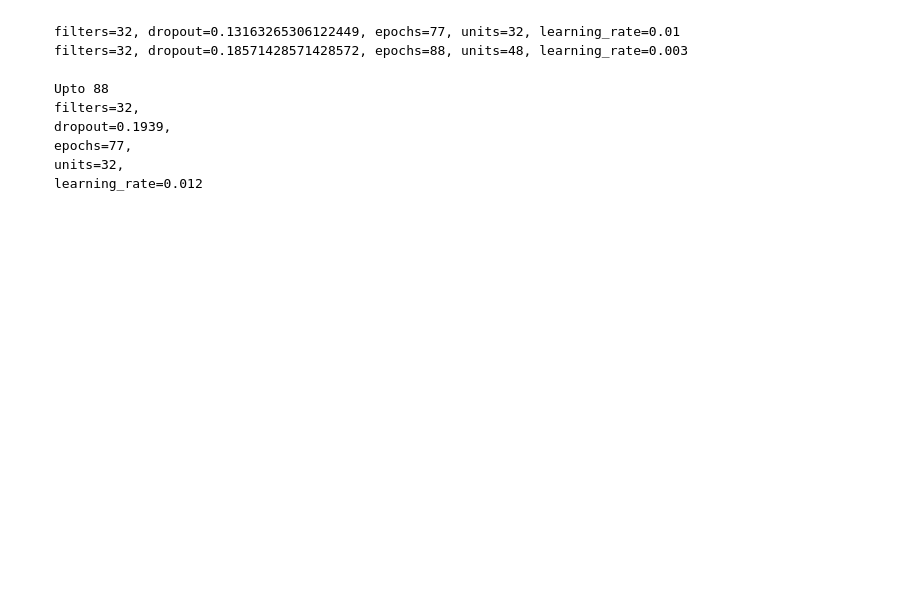
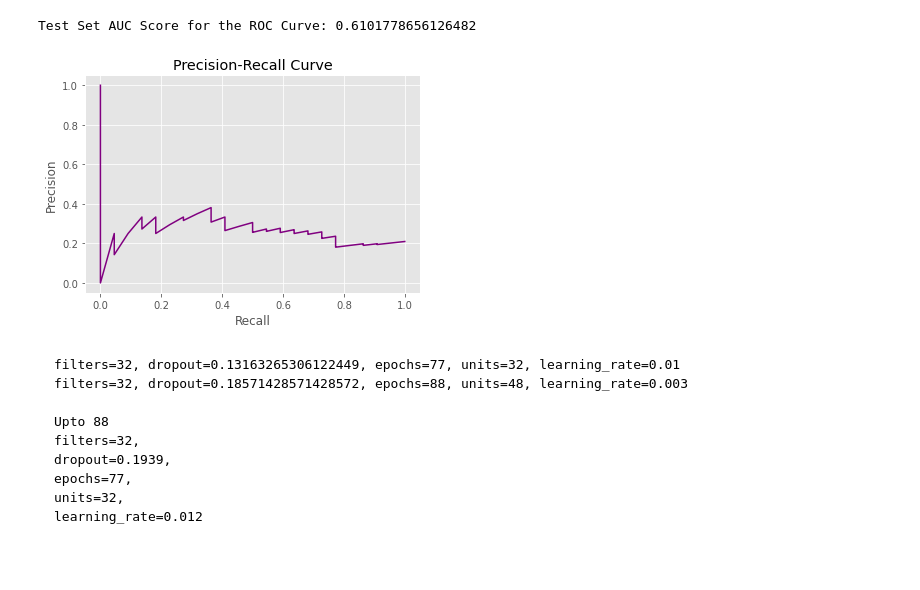
Before and after one commit to goclem/destruction, a Jupyter notebook: __exp_snn.ipynb, the cells around one changed output. Cells and saved outputs as stored; diff of their text form; code cells hidden in the pictures; blank space fills up the shorter version.

````diff
--- a/__exp_snn.ipynb
+++ b/__exp_snn.ipynb
@@ -166,0 +189,54 @@ KeyboardInterrupt:
+# %%
+class SiameseTestGenerator(Sequence):
+    def __init__(self, images, batch_size=BATCH_SIZE):
+        self.images_t0 = images[0]
+        self.images_tt = images[1]
+        self.batch_size = batch_size
+
+    def __len__(self):
+        return len(self.images_t0)//self.batch_size
+
+    def __getitem__(self, index):
+
+        if(index == self.__len__()-1):
+            X_t0 = self.images_t0[index*self.batch_size:len(self.images_t0)]
+            X_tt = self.images_tt[index*self.batch_size:len(self.images_t0)]
+        else:
+            X_t0 = self.images_t0[index*self.batch_size:(index+1)*self.batch_size]
+            X_tt = self.images_tt[index*self.batch_size:(index+1)*self.batch_size]
+
+
+        return {'images_t0':X_t0, 'images_tt':X_tt}
+
+
+model_path = f'../models/{CITY}/snn'
+best_model = load_model(model_path, custom_objects={'auc':metrics.AUC(num_thresholds=200, curve='ROC', name='auc')})
+test_generator = SiameseTestGenerator((test_images_t0, test_images_tt))
+
+
+yhat_proba, y = np.squeeze(best_model.predict(test_generator)[0:test_labels[:].shape[0]]), np.squeeze(test_labels[:])
+
+
+roc_auc_test = roc_auc_score(y, yhat_proba)
+
+
+
+
+#calculate precision and recall
+precision, recall, thresholds = precision_recall_curve(y, yhat_proba)
+
+
+
+#create precision recall curve
+fig, ax = plt.subplots()
+ax.plot(recall, precision, color='purple')
+
+#add axis labels to plot
+ax.set_title('Precision-Recall Curve')
+ax.set_ylabel('Precision')
+ax.set_xlabel('Recall')
+
+print(f'Test Set AUC Score for the ROC Curve: {roc_auc_test}' )
+#display plot
+plt.show()
+# %% [output]
@@ -167,3 +244,5 @@ KeyboardInterrupt:
+Test Set AUC Score for the ROC Curve: 0.6101778656126482
+[figure, added]
 # %% [markdown]
 ```
 filters=32, dropout=0.13163265306122449, epochs=77, units=32, learning_rate=0.01
````
Also changed, not shown: parts of 8 cells of this notebook, 8 other files.
